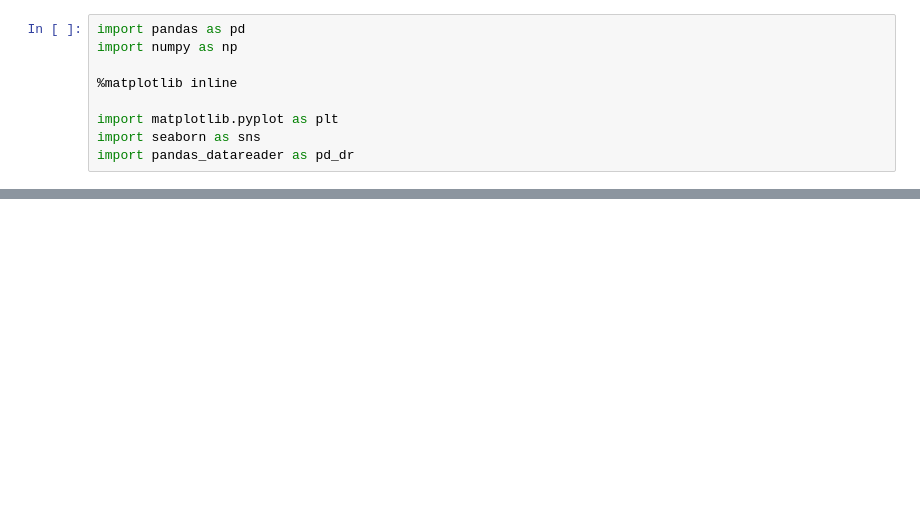
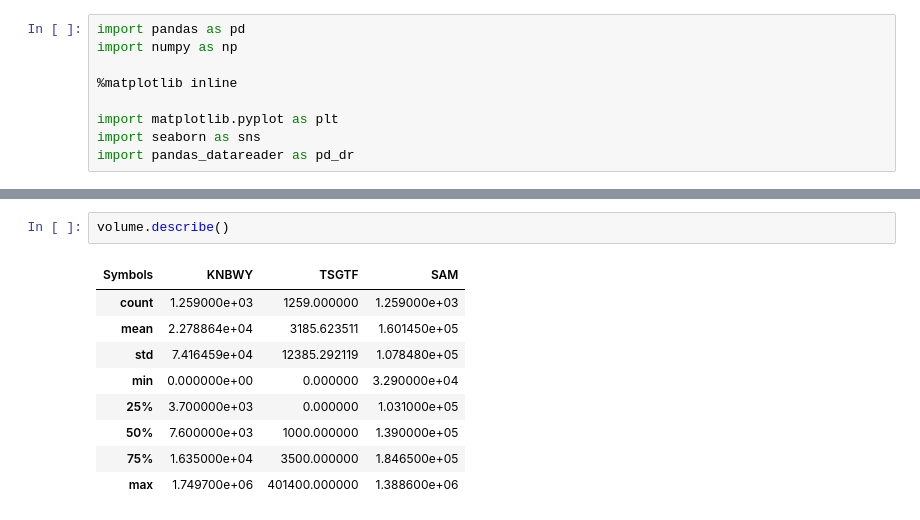
Before and after one commit to nibukdk/Stock-Analysis, a Jupyter notebook: stock_analysis.ipynb, the cells around one changed output, grey strips where cells are left out. Cells and saved outputs as stored; diff of their text form; blank space fills up the shorter version.

```diff
--- a/stock_analysis.ipynb
+++ b/stock_analysis.ipynb
@@ -16,0 +90,12 @@ df = df_original.copy()
+# %%
+volume.describe()
+# %% [output]
+| Symbols | KNBWY | TSGTF | SAM |
+| count | 1.259000e+03 | 1259.000000 | 1.259000e+03 |
+| mean | 2.278864e+04 | 3185.623511 | 1.601450e+05 |
+| std | 7.416459e+04 | 12385.292119 | 1.078480e+05 |
+| min | 0.000000e+00 | 0.000000 | 3.290000e+04 |
+| 25% | 3.700000e+03 | 0.000000 | 1.031000e+05 |
+| 50% | 7.600000e+03 | 1000.000000 | 1.390000e+05 |
+| 75% | 1.635000e+04 | 3500.000000 | 1.846500e+05 |
+| max | 1.749700e+06 | 401400.000000 | 1.388600e+06 |
```
Also changed, not shown: parts of 18 cells of this notebook.
